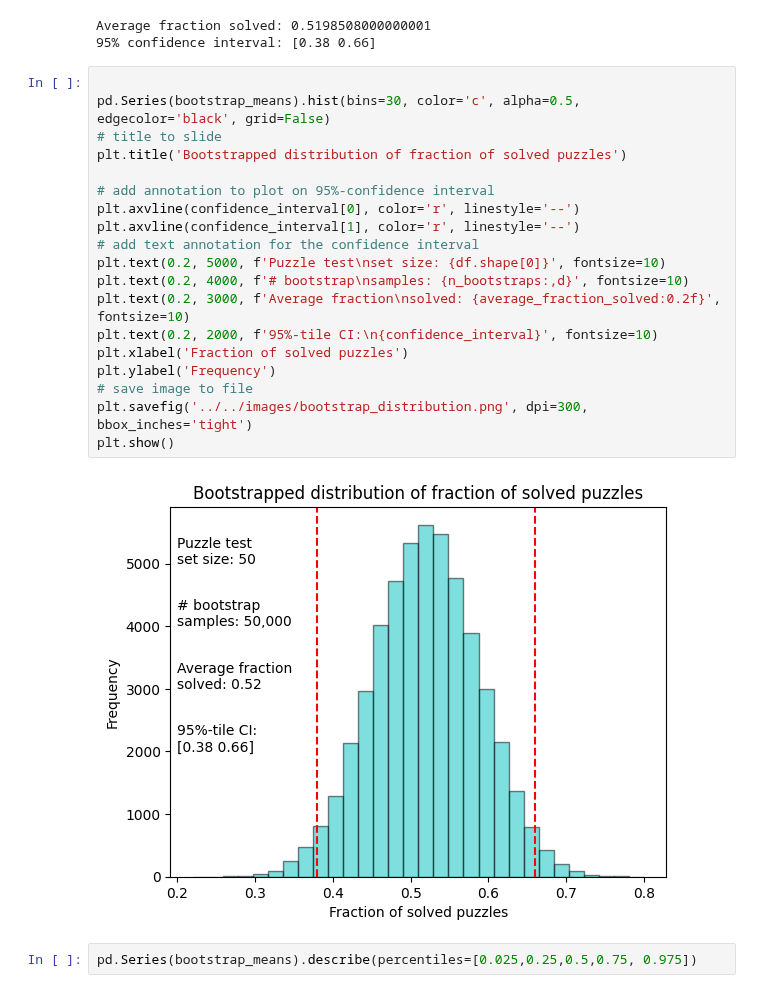
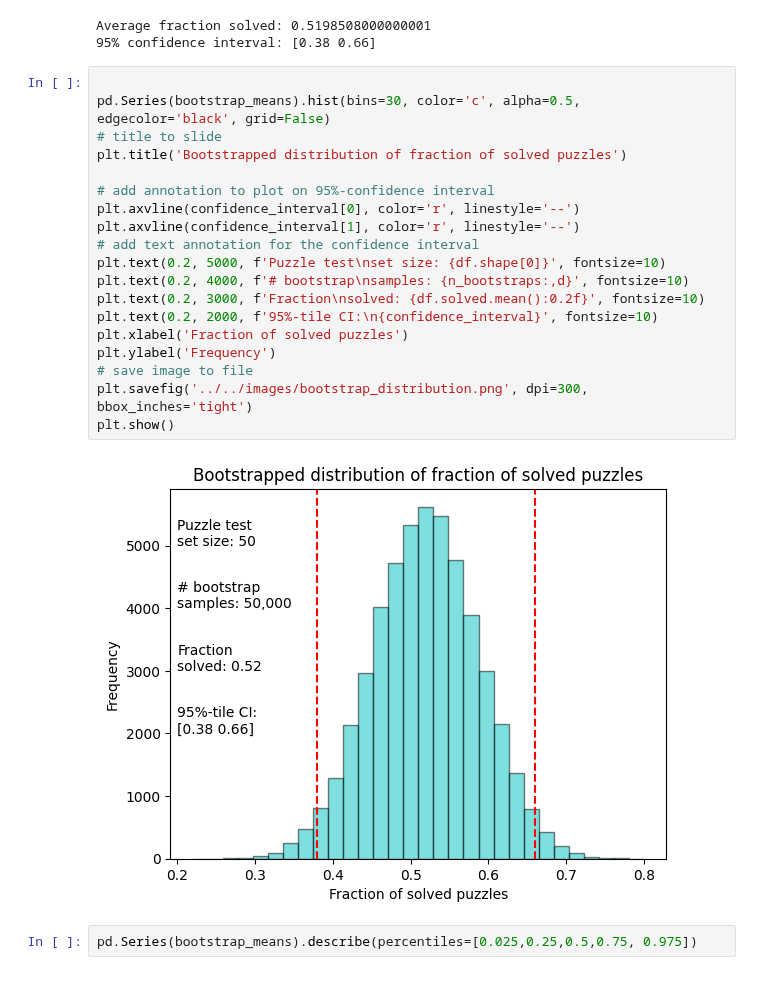
Before and after one commit to jimthompson5802/connection_solver, a Jupyter notebook: src/agent_testbed/automated_test_results_analysis.ipynb, the cells around one changed output. Saved outputs shown, nothing was run; the diff lists cells and outputs as text.

Commit message:
doc: revised boostrap plot

```diff
--- a/src/agent_testbed/automated_test_results_analysis.ipynb
+++ b/src/agent_testbed/automated_test_results_analysis.ipynb
@@ -107,24 +107,24 @@ Average fraction solved: 0.5198508000000001
 # %%
 
 pd.Series(bootstrap_means).hist(bins=30, color='c', alpha=0.5, edgecolor='black', grid=False)
 # title to slide
 plt.title('Bootstrapped distribution of fraction of solved puzzles')
 
 # add annotation to plot on 95%-confidence interval
 plt.axvline(confidence_interval[0], color='r', linestyle='--')
 plt.axvline(confidence_interval[1], color='r', linestyle='--')
 # add text annotation for the confidence interval
 plt.text(0.2, 5000, f'Puzzle test\nset size: {df.shape[0]}', fontsize=10)
 plt.text(0.2, 4000, f'# bootstrap\nsamples: {n_bootstraps:,d}', fontsize=10)
-plt.text(0.2, 3000, f'Average fraction\nsolved: {average_fraction_solved:0.2f}', fontsize=10)
+plt.text(0.2, 3000, f'Fraction\nsolved: {df.solved.mean():0.2f}', fontsize=10)
 plt.text(0.2, 2000, f'95%-tile CI:\n{confidence_interval}', fontsize=10)
 plt.xlabel('Fraction of solved puzzles')
 plt.ylabel('Frequency')
 # save image to file
 plt.savefig('../../images/bootstrap_distribution.png', dpi=300, bbox_inches='tight')
 plt.show()
 # %% [output]
-[figure, old version]
+[figure, new version]
 # %%
 pd.Series(bootstrap_means).describe(percentiles=[0.025,0.25,0.5,0.75, 0.975])
 # %% [output]
```
Also changed, not shown: 1 other file.
